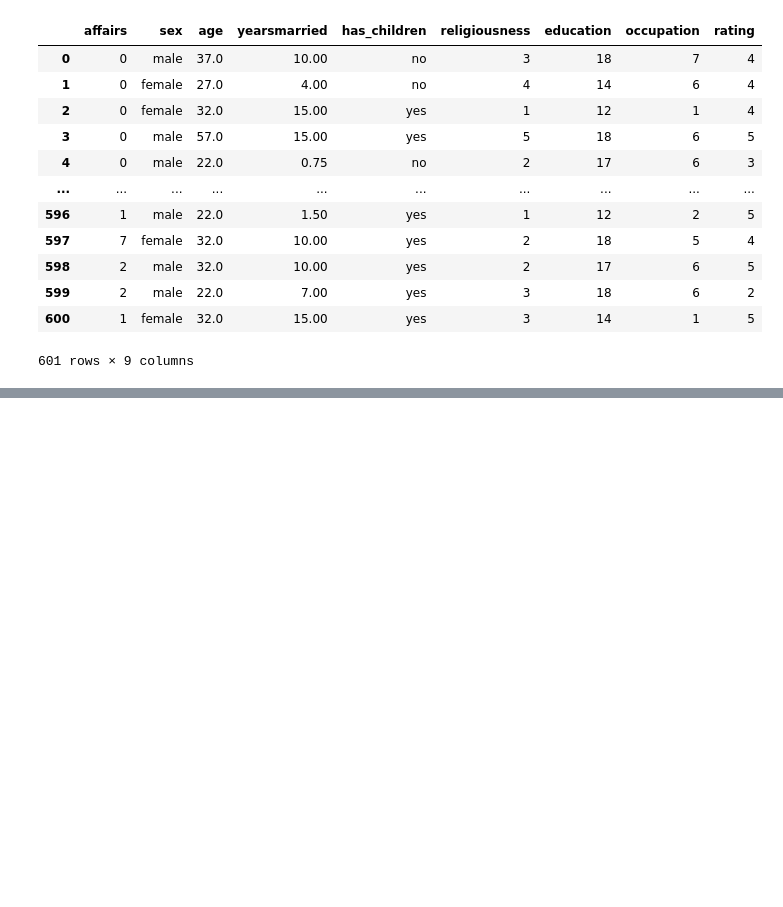
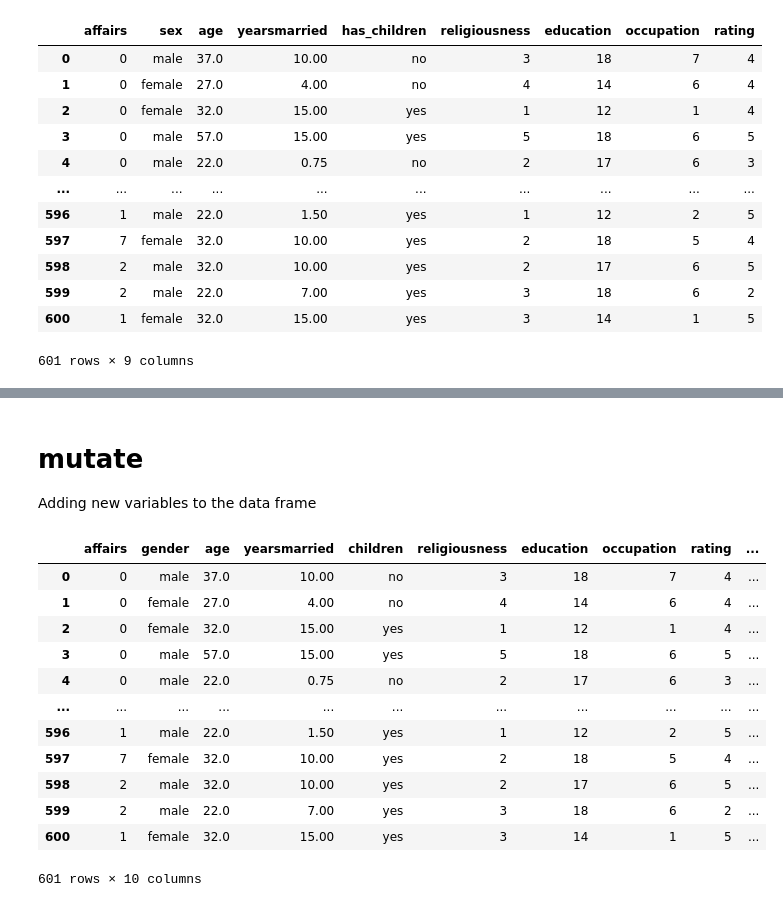
Before and after one commit to mark-andrews/pdms02, a Jupyter notebook: notebooks/pandas.ipynb, the cells around one changed output, grey strips where cells are left out. Drawn from its saved outputs; the diff is of its cells as text; code cells hidden in the pictures; blank space fills up the shorter version.

```diff
--- a/notebooks/pandas.ipynb
+++ b/notebooks/pandas.ipynb
@@ -502,0 +519,20 @@ affairs_df.sort_index()
+# %% [markdown]
+# mutate
+
+Adding new variables to the data frame
+# %%
+affairs_df.assign(cheater = affairs_df.affairs > 0)
+# %% [output]
+|  | affairs | gender | age | yearsmarried | children | religiousness | education | occupation | rating | ... |
+| 0 | 0 | male | 37.0 | 10.00 | no | 3 | 18 | 7 | 4 | ... |
+| 1 | 0 | female | 27.0 | 4.00 | no | 4 | 14 | 6 | 4 | ... |
+| 2 | 0 | female | 32.0 | 15.00 | yes | 1 | 12 | 1 | 4 | ... |
+| 3 | 0 | male | 57.0 | 15.00 | yes | 5 | 18 | 6 | 5 | ... |
+| 4 | 0 | male | 22.0 | 0.75 | no | 2 | 17 | 6 | 3 | ... |
+| ... | ... | ... | ... | ... | ... | ... | ... | ... | ... | ... |
+| 596 | 1 | male | 22.0 | 1.50 | yes | 1 | 12 | 2 | 5 | ... |
+| 597 | 7 | female | 32.0 | 10.00 | yes | 2 | 18 | 5 | 4 | ... |
+| 598 | 2 | male | 32.0 | 10.00 | yes | 2 | 17 | 6 | 5 | ... |
+| 599 | 2 | male | 22.0 | 7.00 | yes | 3 | 18 | 6 | 2 | ... |
+| 600 | 1 | female | 32.0 | 15.00 | yes | 3 | 14 | 1 | 5 | ... |
+601 rows × 10 columns
```
Also changed, not shown: parts of 65 cells of this notebook.
